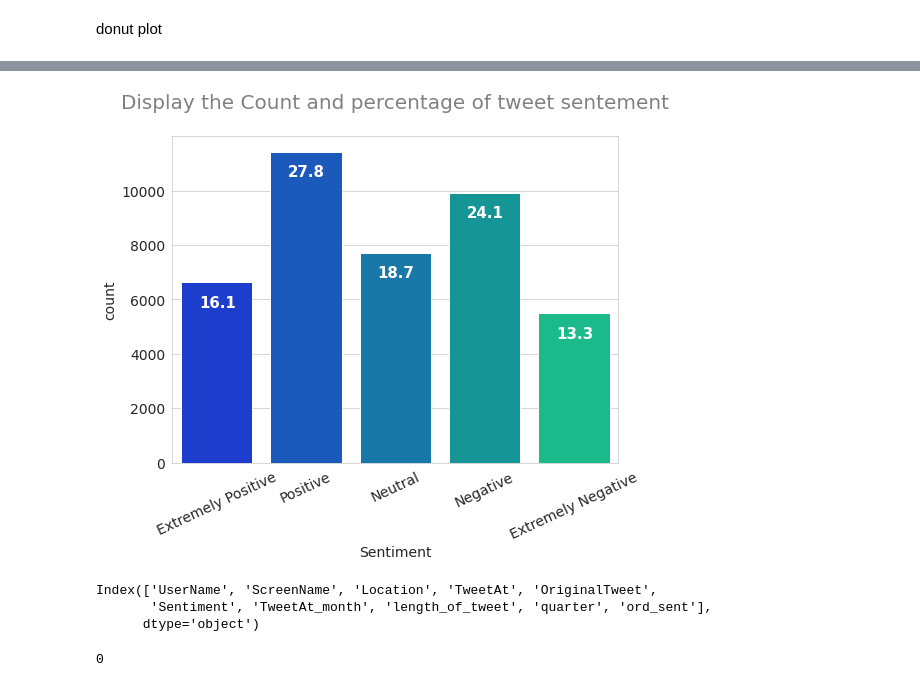
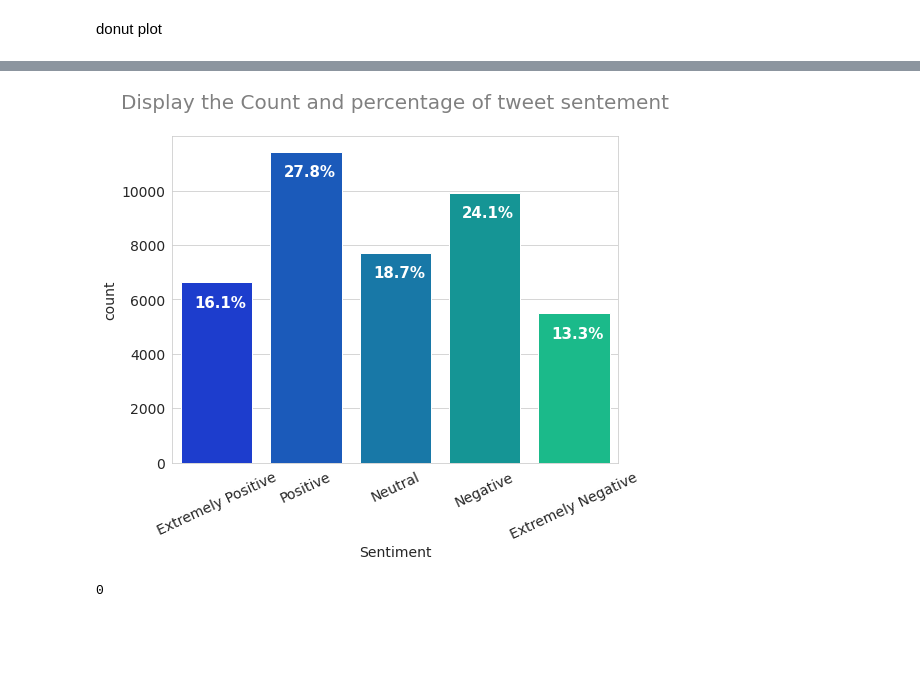
Before and after one commit to Gaurav2912/Coronavirus-Tweet-Sentiment-Analysis, a Jupyter notebook: Coronavirus_Tweet_Sentiment_Analysis_Capstone_Project.ipynb, the cells around one changed output, grey strips where cells are left out. Cells and saved outputs as stored; diff of their text form; code cells hidden in the pictures; blank space fills up the shorter version.

```diff
--- a/Coronavirus_Tweet_Sentiment_Analysis_Capstone_Project.ipynb
+++ b/Coronavirus_Tweet_Sentiment_Analysis_Capstone_Project.ipynb
@@ -130,8 +140,10 @@ Index(['UserName', 'ScreenName', 'Location', 'TweetAt', 'OriginalTweet',
        'Sentiment', 'TweetAt_month', 'length_of_tweet'],
       dtype='object')
 # %%
-def add_quater(month_num):
-  ''' '''
+def map_quarter(month_num):
+  '''
+  Map month to quarter.
+  '''
   if month_num <  4:
     return 'Q1'
   elif month_num < 7:
@@ -140,7 +152,7 @@ def add_quater(month_num):
     return 'Q3'
   return 'Q4'
 # %%
-tweet_df['quarter'] =  tweet_df.apply(lambda x : add_quater(x['TweetAt_month']), axis= 1)
+tweet_df['Quarter'] =  tweet_df.apply(lambda x : map_quarter(x['TweetAt_month']), axis= 1)
 # %%
 tweet_df.info()
 # %% [output]
@@ -253,33 +354,28 @@ Name: Sentiment, dtype: int64
 # %%
 #labels
 labels = ['Extremely Positive', 'Positive', 'Neutral', 'Negative', 'Extremely Negative']
 
 #values
 values = [ sentiment_count.loc[label] for label in labels ]
 
 for i, label in enumerate(labels):
-  # Calculating mean charges per minutes for all type of timezone and international calls, , '#FF5959'
+  # Calculating mean charges per minutes for all type of timezone and international calls,
   value = sentiment_count.loc[label]
   percent = 100 * value / len(tweet_df)
   # To write text on each bar of the bar plot
-  plt.text(x= i- 0.2, y= value - 900,
-            s= round(percent,1), fontsize=15, weight='bold', color= 'white')
+  plt.text(x= i- 0.25, y= value - 900,
+            s= str(round(percent,1)) + '%',
+           fontsize=15, weight='bold', color= 'white')
 
 sns.barplot(x= labels, y = values, palette= 'winter')
 
 
 plt.xlabel('Sentiment')
 plt.ylabel('count')
 plt.title('Display the Count and percentage of tweet sentement\n', size=20, color='grey');
 plt.xticks(rotation=25);
 # %% [output]
-[figure, old version]
+[figure, new version]
-# %%
-tweet_df.columns
-# %% [output]
-Index(['UserName', 'ScreenName', 'Location', 'TweetAt', 'OriginalTweet',
-       'Sentiment', 'TweetAt_month', 'length_of_tweet', 'quarter', 'ord_sent'],
-      dtype='object')
 # %%
 tweet_df['OriginalTweet'].str.isspace().sum()
 # %% [output]
```
Also changed, not shown: parts of 51 cells of this notebook.
